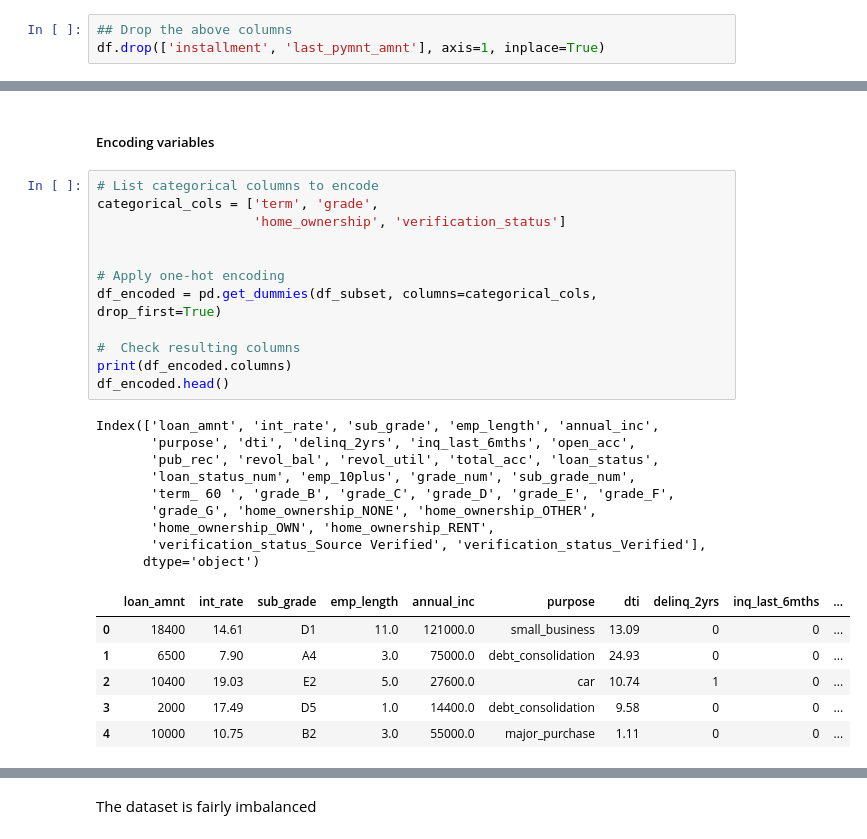
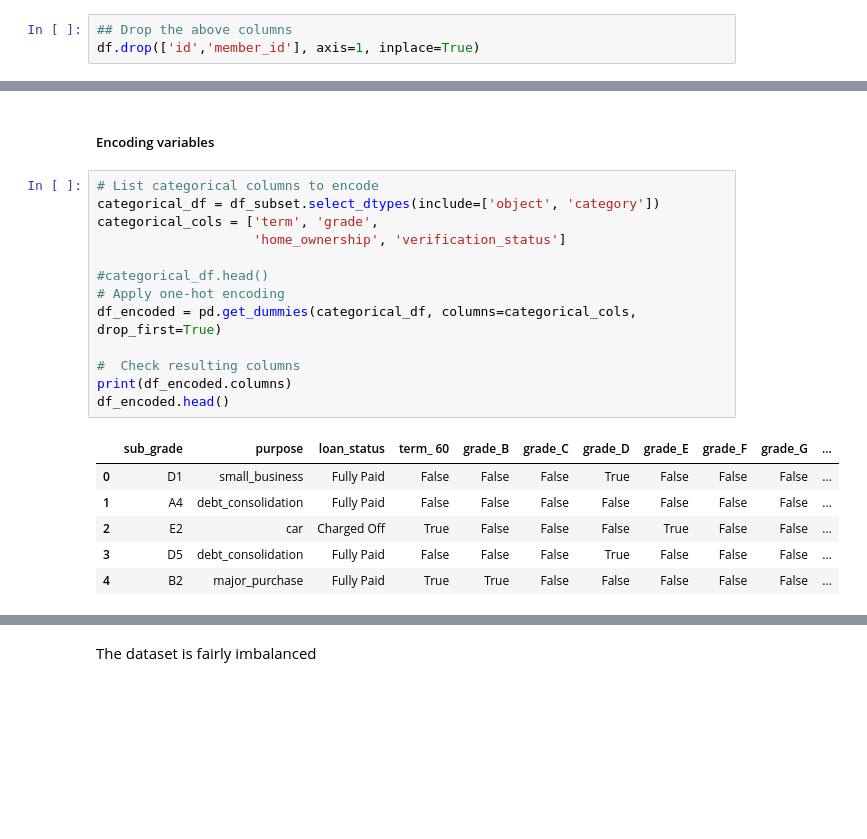
Before and after one commit to mkhallymysore/lending_club, a Jupyter notebook: Starter_Code_Loan_Approval_Lending_Club.ipynb, the cells around one changed output, grey strips where cells are left out. Saved outputs shown, nothing was run; the diff lists cells and outputs as text; blank space fills up the shorter version.

```diff
--- a/Starter_Code_Loan_Approval_Lending_Club.ipynb
+++ b/Starter_Code_Loan_Approval_Lending_Club.ipynb
@@ -331,7 +331,7 @@ memory usage: 7.5+ MB
 - Columns which are not available at the time of loan approval (Check the data dictionary and problem statement to understand this more) - `installment` and `last_pymnt_amnt`
 # %%
 ## Drop the above columns
-df.drop(['installment', 'last_pymnt_amnt'], axis=1, inplace=True)
+df.drop(['id','member_id'], axis=1, inplace=True)
 # %%
 ## Check the dataframe again
 df.head()
@@ -935,32 +935,24 @@ Before building the machine learning model, we shall perform
 ##### Encoding variables
 # %%
 # List categorical columns to encode
+categorical_df = df_subset.select_dtypes(include=['object', 'category'])
 categorical_cols = ['term', 'grade',
                     'home_ownership', 'verification_status']
 
-
+#categorical_df.head()
 # Apply one-hot encoding
-df_encoded = pd.get_dummies(df_subset, columns=categorical_cols, drop_first=True)
+df_encoded = pd.get_dummies(categorical_df, columns=categorical_cols, drop_first=True)
 
 #  Check resulting columns
 print(df_encoded.columns)
 df_encoded.head()
 # %% [output]
-Index(['loan_amnt', 'int_rate', 'sub_grade', 'emp_length', 'annual_inc',
-       'purpose', 'dti', 'delinq_2yrs', 'inq_last_6mths', 'open_acc',
-       'pub_rec', 'revol_bal', 'revol_util', 'total_acc', 'loan_status',
-       'loan_status_num', 'emp_10plus', 'grade_num', 'sub_grade_num',
-       'term_ 60 ', 'grade_B', 'grade_C', 'grade_D', 'grade_E', 'grade_F',
-       'grade_G', 'home_ownership_NONE', 'home_ownership_OTHER',
-       'home_ownership_OWN', 'home_ownership_RENT',
-       'verification_status_Source Verified', 'verification_status_Verified'],
-      dtype='object')
-|  | loan_amnt | int_rate | sub_grade | emp_length | annual_inc | purpose | dti | delinq_2yrs | inq_last_6mths | ... |
-| 0 | 18400 | 14.61 | D1 | 11.0 | 121000.0 | small_business | 13.09 | 0 | 0 | ... |
-| 1 | 6500 | 7.90 | A4 | 3.0 | 75000.0 | debt_consolidation | 24.93 | 0 | 0 | ... |
-| 2 | 10400 | 19.03 | E2 | 5.0 | 27600.0 | car | 10.74 | 1 | 0 | ... |
-| 3 | 2000 | 17.49 | D5 | 1.0 | 14400.0 | debt_consolidation | 9.58 | 0 | 0 | ... |
-| 4 | 10000 | 10.75 | B2 | 3.0 | 55000.0 | major_purchase | 1.11 | 0 | 0 | ... |
+|  | sub_grade | purpose | loan_status | term_ 60 | grade_B | grade_C | grade_D | grade_E | grade_F | grade_G | ... |
+| 0 | D1 | small_business | Fully Paid | False | False | False | True | False | False | False | ... |
+| 1 | A4 | debt_consolidation | Fully Paid | False | False | False | False | False | False | False | ... |
+| 2 | E2 | car | Charged Off | True | False | False | False | True | False | False | ... |
+| 3 | D5 | debt_consolidation | Fully Paid | False | False | False | True | False | False | False | ... |
+| 4 | B2 | major_purchase | Fully Paid | True | True | False | False | False | False | False | ... |
 # %%
 # Write code here
 from sklearn.model_selection import train_test_split
```
Also changed, not shown: parts of 5 cells of this notebook.
